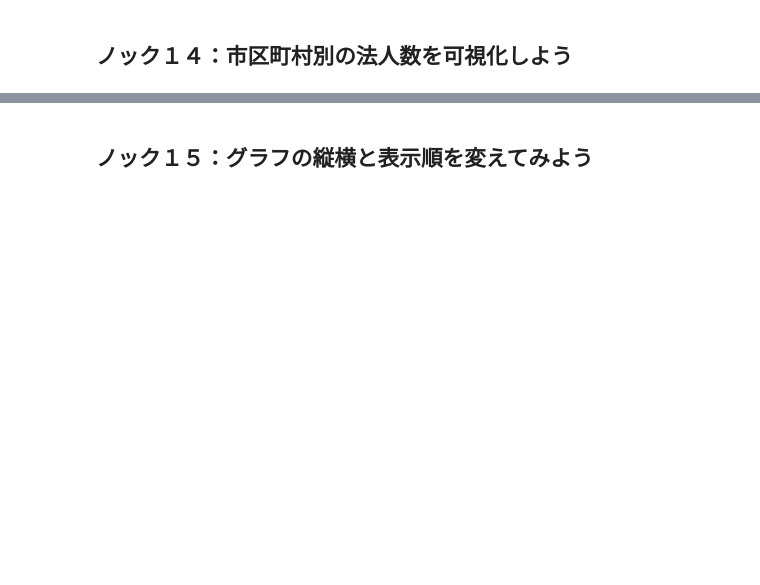
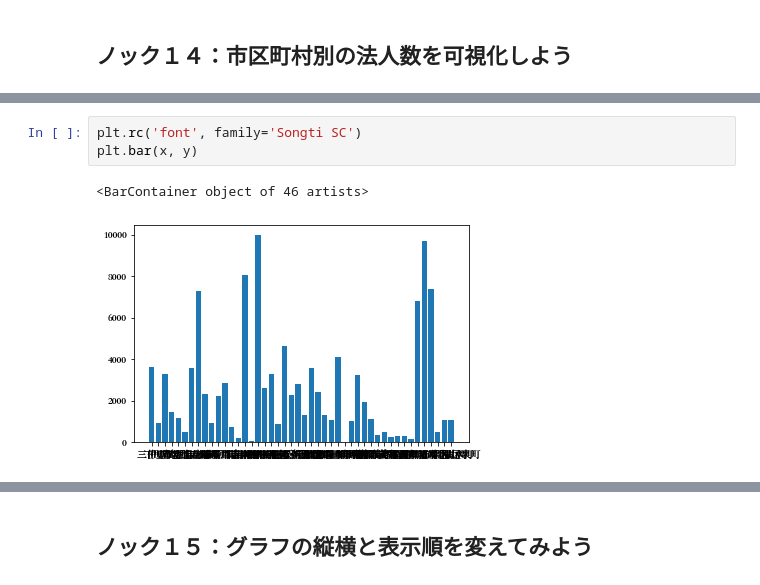
Before and after one commit to ayakamori0702/100knock-process-visualization, a Jupyter notebook: chapter-1/src/1章.ipynb, the cells around one changed output, grey strips where cells are left out. Saved outputs shown, nothing was run; the diff lists cells and outputs as text; blank space fills up the shorter version.

```diff
--- a/chapter-1/src/1章.ipynb
+++ b/chapter-1/src/1章.ipynb
@@ -828,0 +1077,6 @@ data.to_excel(os.path.join(output_dir, output_file), index=False)
+# %%
+plt.rc('font', family='Songti SC')
+plt.bar(x, y)
+# %% [output]
+<BarContainer object of 46 artists>
+[figure, added]
```
Also changed, not shown: parts of 45 cells of this notebook, 7 other files.
